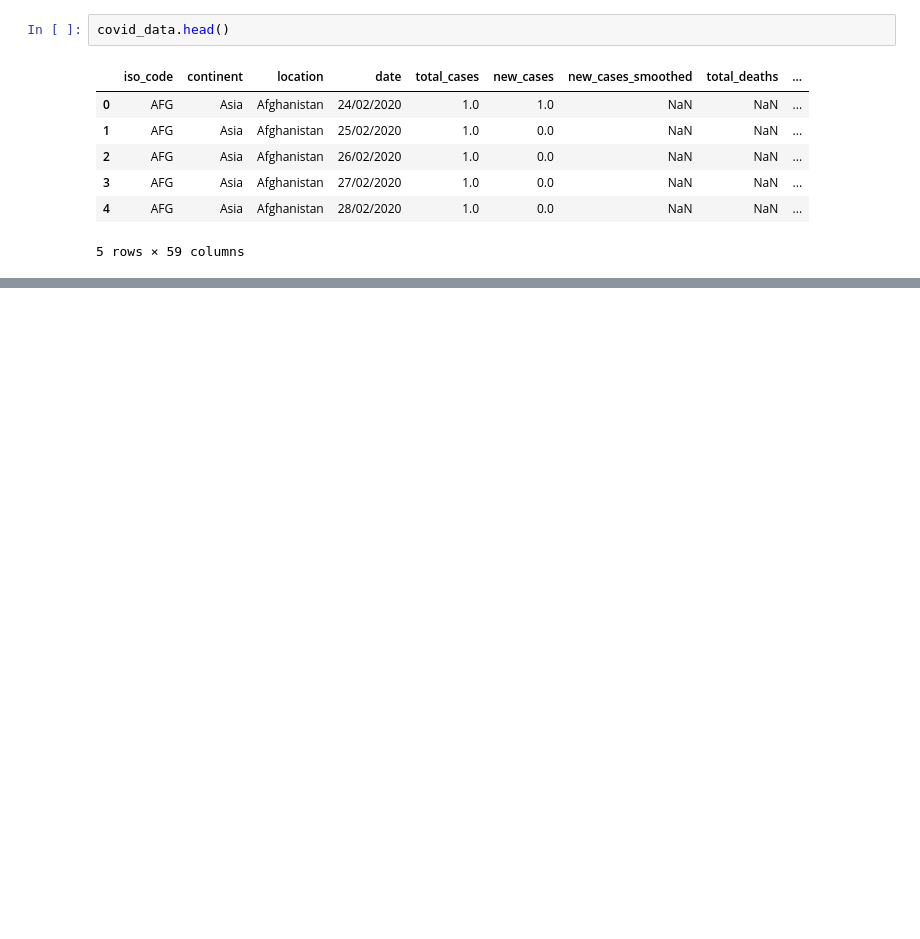
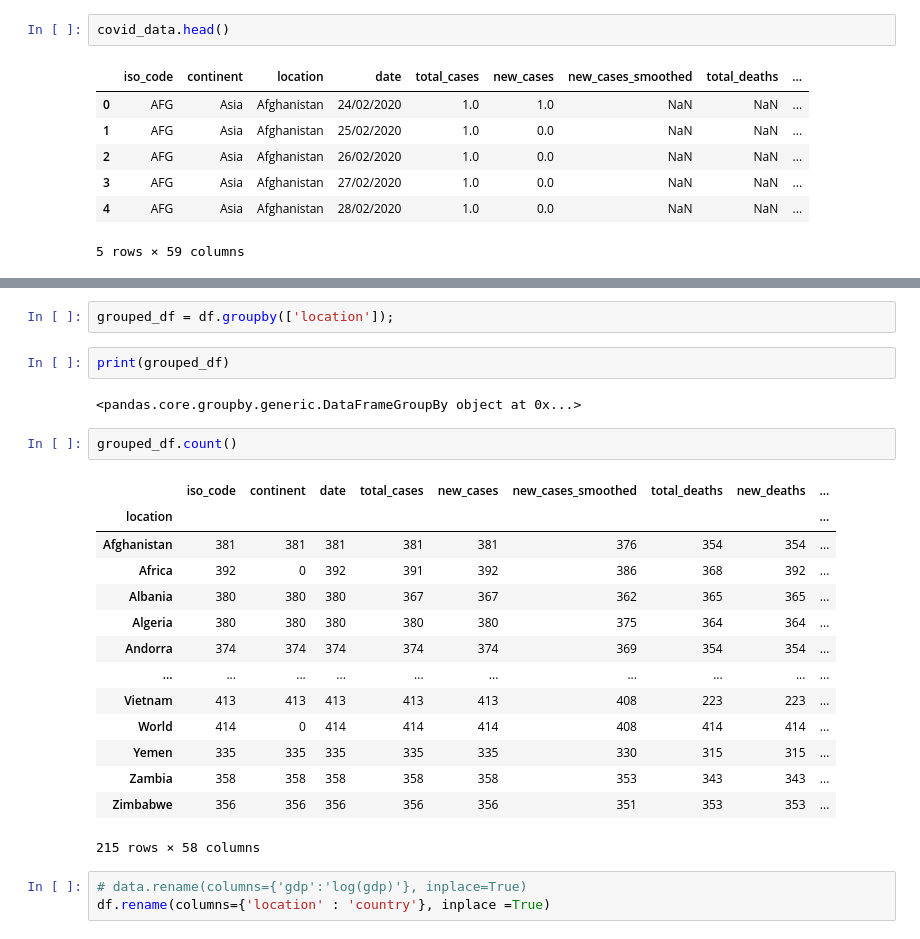
Before and after one commit to nooshink/ETL-Project, a Jupyter notebook: ETL.ipynb, the cells around one changed output, grey strips where cells are left out. Cells and saved outputs as stored; diff of their text form; blank space fills up the shorter version.

```diff
--- a/ETL.ipynb
+++ b/ETL.ipynb
@@ -178 +36,27 @@ df = df.drop(df.columns[[0, 1, 5,6,8,9,-5,-6,-9]], axis=1)
+# %%
+grouped_df = df.groupby(['location']);
+# %%
+print(grouped_df)
+# %% [output]
+<pandas.core.groupby.generic.DataFrameGroupBy object at 0x...>
+# %%
+grouped_df.count()
+# %% [output]
+|  | iso_code | continent | date | total_cases | new_cases | new_cases_smoothed | total_deaths | new_deaths | ... |
+| location |  |  |  |  |  |  |  |  | ... |
+| Afghanistan | 381 | 381 | 381 | 381 | 381 | 376 | 354 | 354 | ... |
+| Africa | 392 | 0 | 392 | 391 | 392 | 386 | 368 | 392 | ... |
+| Albania | 380 | 380 | 380 | 367 | 367 | 362 | 365 | 365 | ... |
+| Algeria | 380 | 380 | 380 | 380 | 380 | 375 | 364 | 364 | ... |
+| Andorra | 374 | 374 | 374 | 374 | 374 | 369 | 354 | 354 | ... |
+| ... | ... | ... | ... | ... | ... | ... | ... | ... | ... |
+| Vietnam | 413 | 413 | 413 | 413 | 413 | 408 | 223 | 223 | ... |
+| World | 414 | 0 | 414 | 414 | 414 | 408 | 414 | 414 | ... |
+| Yemen | 335 | 335 | 335 | 335 | 335 | 330 | 315 | 315 | ... |
+| Zambia | 358 | 358 | 358 | 358 | 358 | 353 | 343 | 343 | ... |
+| Zimbabwe | 356 | 356 | 356 | 356 | 356 | 351 | 353 | 353 | ... |
+215 rows × 58 columns
+# %%
+# data.rename(columns={'gdp':'log(gdp)'}, inplace=True)
+df.rename(columns={'location' : 'country'}, inplace =True)
 # %%
```
Also changed, not shown: parts of 33 cells of this notebook, 2 other files.
